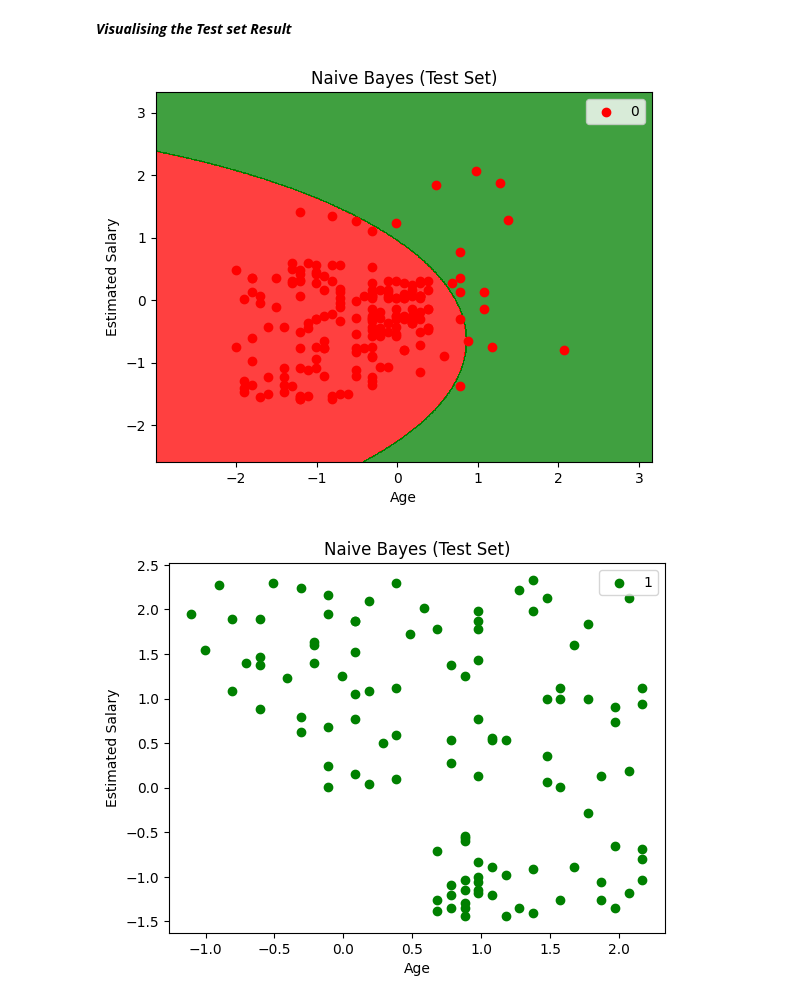
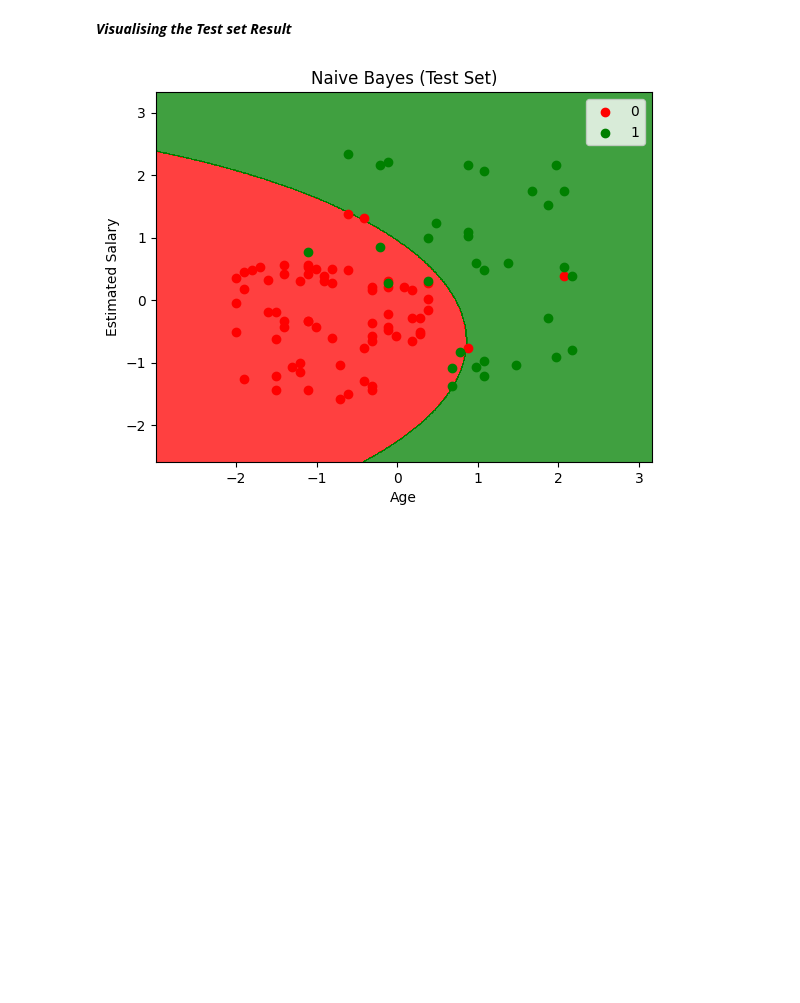
Before and after one commit to Nilapine/data-mining, a Jupyter notebook: tugas5/naive_bayes.ipynb, the cells around one changed output. Saved outputs shown, nothing was run; the diff lists cells and outputs as text; code cells hidden in the pictures; blank space fills up the shorter version.

```diff
--- a/tugas5/naive_bayes.ipynb
+++ b/tugas5/naive_bayes.ipynb
@@ -132,21 +143,20 @@ for i, j in enumerate(np.unique(y_set)):
 ***Visualising the Test set Result***
 # %%
 from matplotlib.colors import ListedColormap
-X_set, y_set = X_train, y_train
+X_set, y_set = X_test, y_test
 X1, X2 = np.meshgrid(np.arange(start = X_set[ :, 0].min() - 1, stop = X_set[:, 0].max() + 1, step = 0.01),
                      np.arange(start = X_set[ :, 1].min() - 1, stop = X_set[:, 1].max() + 1, step = 0.01))
 plt.contourf(X1,X2, classifier.predict(np.array([X1.ravel(), X2.ravel()]).T).reshape(X1.shape),
               alpha = 0.75, cmap = ListedColormap(('red', 'green')))
 plt.xlim(X1.min(), X1.max())
 plt.ylim(X2.min(), X2.max())
 for i, j in enumerate(np.unique(y_set)):
     plt.scatter(X_set[y_set == j, 0], X_set[y_set == j, 1],
                 c = ListedColormap(('red', 'green'))(i), label = j)
     plt.title('Naive Bayes (Test Set)')
     plt.xlabel('Age')
     plt.ylabel('Estimated Salary')
     plt.legend()
-    plt.show()
+plt.show()
 # %% [output]
-[figure, old version]
+[figure, new version]
-[figure, removed]
```
Also changed, not shown: parts of 2 cells of this notebook.
